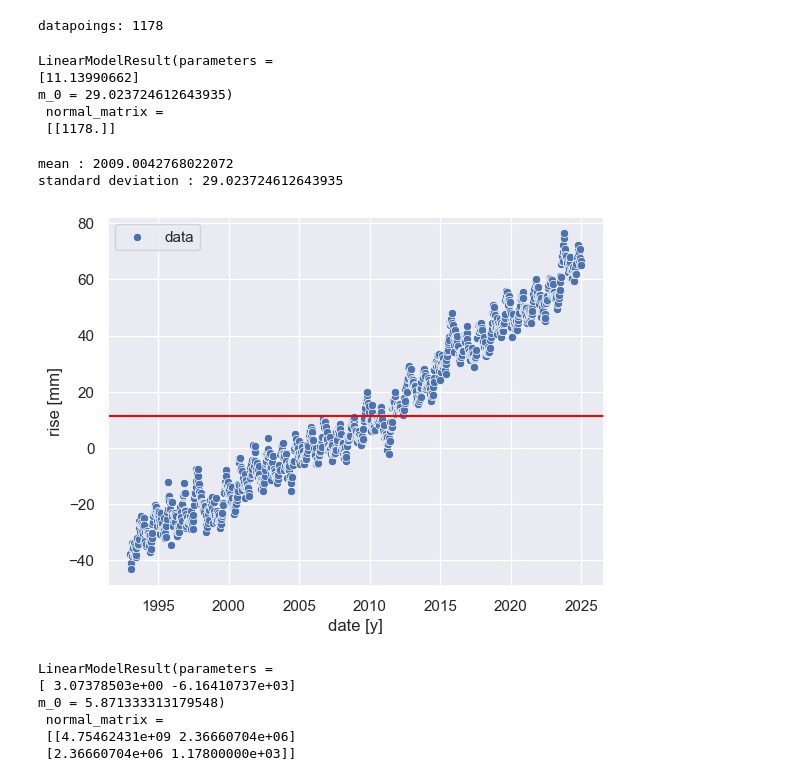
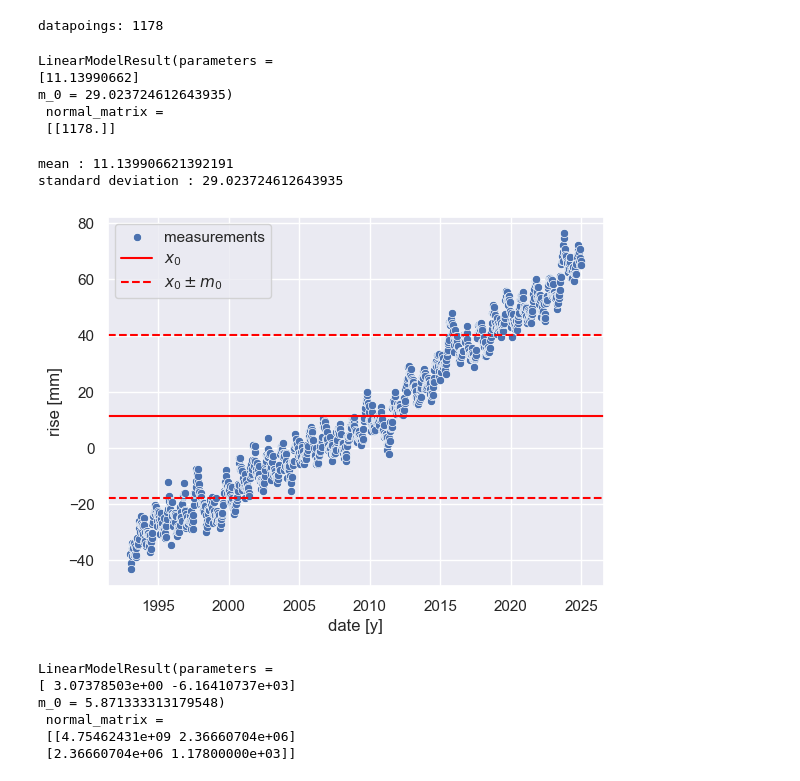
Before and after one commit to SecretGmG/nmp_exercises, a Jupyter notebook: ex_03/Sigrist_Serie_3.ipynb, the cells around one changed output. Drawn from its saved outputs; the diff is of its cells as text; code cells hidden in the pictures.

```diff
--- a/ex_03/Sigrist_Serie_3.ipynb
+++ b/ex_03/Sigrist_Serie_3.ipynb
@@ -38,25 +38,27 @@ datapoints : 1178
 datapoings: 1178
 # %%
 zero_order_fit = nmp_util.poly_fit(data['date [y]'], data['rise [mm]'], 0)
-sns.scatterplot(data = data, x='date [y]', y='rise [mm]', label = 'data')
-plt.axhline(zero_order_fit.parameters[0], color = 'red', label = 'zero order fit')
-
+sns.scatterplot(data = data, x='date [y]', y='rise [mm]', label = 'measurements')
+plt.axhline(zero_order_fit.parameters[0], color = 'red', label = '$x_0$')
+plt.axhline(zero_order_fit.parameters[0]+zero_order_fit.rse, linestyle = '--',color = 'red')
+plt.axhline(zero_order_fit.parameters[0]-zero_order_fit.rse, linestyle = '--',color = 'red', label = '$x_0\\pm m_0$')
+plt.legend()
 offset = zero_order_fit.parameters[0]
 
 display(zero_order_fit)
 
-print(f'mean : {data["date [y]"].mean()}')
+print(f'mean : {data["rise [mm]"].mean()}')
 print(f'standard deviation : {data["rise [mm]"].std()}')
 plt.show()
 # %% [output]
 LinearModelResult(parameters =
 [11.13990662]
 m_0 = 29.023724612643935)
  normal_matrix =
  [[1178.]]
-mean : 2009.0042768022072
+mean : 11.139906621392191
 standard deviation : 29.023724612643935
-[figure, old version]
+[figure, new version]
 # %%
 first_order_fit = nmp_util.poly_fit(data['date [y]'], data['rise [mm]'], 1)
 
```
Also changed, not shown: parts of 6 cells of this notebook, 3 other files.
